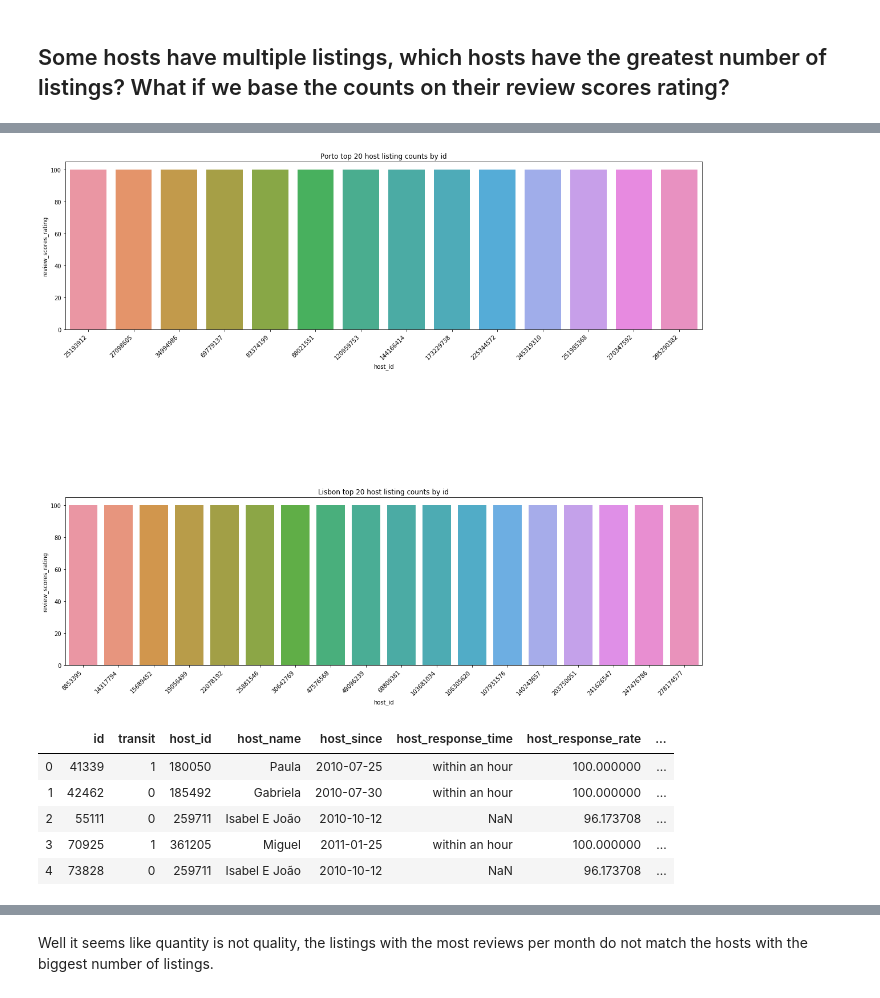
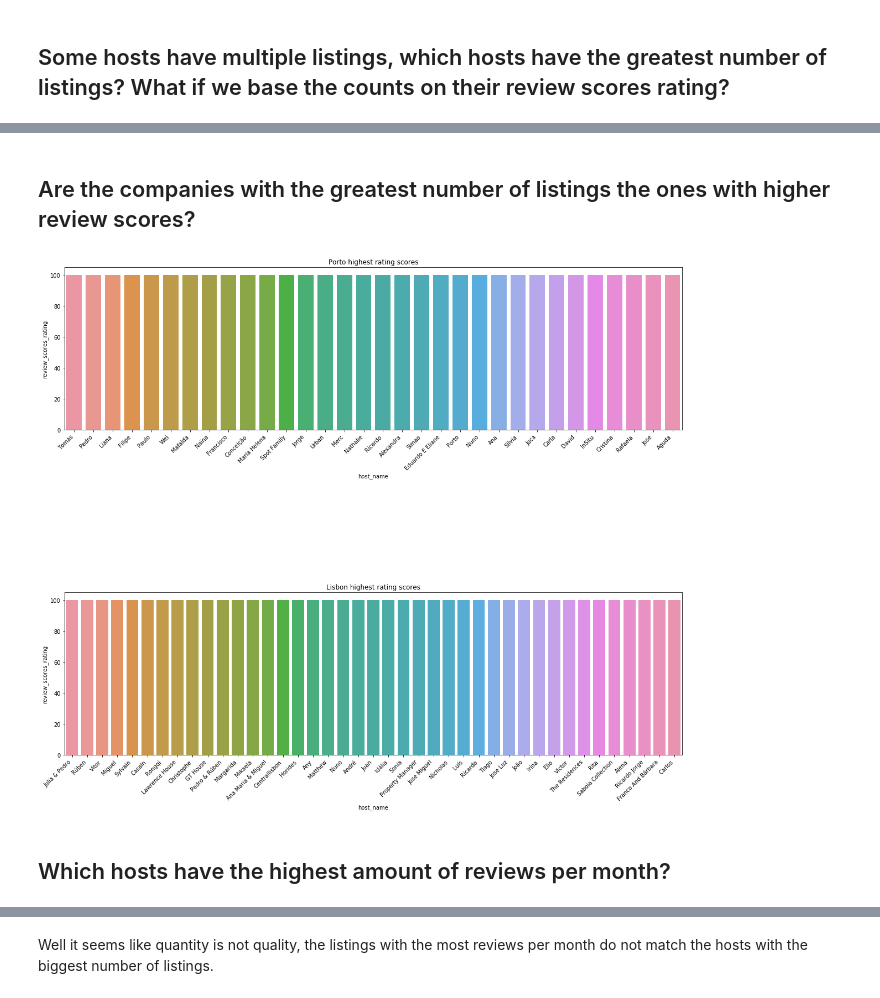
Before and after one commit to sousablde/Airbnb-A-tale-of-2-cities, a Jupyter notebook: Airbnb - a tale of 2 cities.ipynb, the cells around one changed output, grey strips where cells are left out. Cells and saved outputs as stored; diff of their text form; code cells hidden in the pictures.

```diff
--- a/Airbnb - a tale of 2 cities.ipynb
+++ b/Airbnb - a tale of 2 cities.ipynb
@@ -566,12 +538,12 @@ def missing_values_handler(df, df_type):
         df['host_response_rate'] = imp.fit_transform(df[['host_response_rate']]).ravel()
 
         #and for anything else missing I will just drop it
-        df.dropna()
+        df.dropna(inplace = True)
 
     if df_type == 'calendar':
         #the shape of the df demonstrates that it is a 7 figure number of rows show I will just drop
         # the under 200 data points missing
-        df.dropna()
+        df.dropna(inplace = True)
 
 
     return df
@@ -616,12 +622,12 @@ Length: 62, dtype: float64
 ## Some hosts have multiple listings, which hosts have the greatest number of listings? What if we base the counts on their review scores rating?
 # %%
 #sorting based on listing counts
-porto_listings_plus.sort_values(by = 'host_listings_count', ascending = False, axis = 0, inplace = True)
-lisbon_listings_plus.sort_values(by = 'host_listings_count', ascending = False, axis = 0, inplace = True)
+porto_listings_m.sort_values(by = 'host_listings_count', ascending = False, axis = 0, inplace = True)
+lisbon_listings_m.sort_values(by = 'host_listings_count', ascending = False, axis = 0, inplace = True)
 
 #and setting up a minimal df for the top listings
-porto_top_list_counts = porto_listings_plus.head(400)
-lisbon_top_list_counts = lisbon_listings_plus.head(1025)
+porto_top_list_counts = porto_listings_m.head(600)
+lisbon_top_list_counts = lisbon_listings_m.head(1025)
 
 #since there are many duplicates in the rows I will drop some of them
 porto_top_list_counts_dedup = porto_top_list_counts.drop_duplicates(subset = 'host_id', keep = 'last')
@@ -683,34 +689,29 @@ See the caveats in the documentation: http://pandas.pydata.org/pandas-docs/stabl
+# %% [markdown]
+## Are the companies with the greatest number of listings the ones with higher review scores?
 # %%
 #sorting based on reviews
-porto_listings_plus.sort_values(by = 'review_scores_rating', ascending = False, axis = 0, inplace = True)
-lisbon_listings_plus.sort_values(by = 'review_scores_rating', ascending = False, axis = 0, inplace = True)
+porto_listings_m.sort_values(by = 'review_scores_rating', ascending = False, axis = 0, inplace = True)
+lisbon_listings_m.sort_values(by = 'review_scores_rating', ascending = False, axis = 0, inplace = True)
 
 #and setting up a minimal df for the top listings
-porto_toprev = porto_listings_plus.head(20)
-lisbon_toprev = lisbon_listings_plus.head(20)
+porto_toprev = porto_listings_m.head(50)
+lisbon_toprev = lisbon_listings_m.head(50)
 # %%
 fig = plt.figure(figsize = (20,14))
 ax1 = fig.add_subplot(211)
 ax2 = fig.add_subplot(212)
 
-ax1 = sns.barplot(x = 'host_id', y = 'review_scores_rating', data = porto_toprev, ax = ax1)
-ax1.set_title('Porto top 20 host listing counts by id')
+ax1 = sns.barplot(x = 'host_name', y = 'review_scores_rating', data = porto_toprev, ax = ax1)
+ax1.set_title('Porto highest rating scores')
 ax1.set_xticklabels(ax1.get_xticklabels(), rotation = 45, horizontalalignment='right')
 
 
-ax2 = sns.barplot(x = 'host_id', y = 'review_scores_rating', data = lisbon_toprev, ax = ax2)
-ax2.set_title('Lisbon top 20 host listing counts by id')
+ax2 = sns.barplot(x = 'host_name', y = 'review_scores_rating', data = lisbon_toprev, ax = ax2)
+ax2.set_title('Lisbon highest rating scores')
 ax2.set_xticklabels(ax2.get_xticklabels(), rotation = 45, horizontalalignment='right')
 
 fig.subplots_adjust(top = 1, wspace = 1, hspace = 1)
 # %% [output]
-[figure, old version]
+[figure, new version]
-# %%
-porto_listings_plus.head()
-# %% [output]
-|  | id | transit | host_id | host_name | host_since | host_response_time | host_response_rate | ... |
-| 0 | 41339 | 1 | 180050 | Paula | 2010-07-25 | within an hour | 100.000000 | ... |
-| 1 | 42462 | 0 | 185492 | Gabriela | 2010-07-30 | within an hour | 100.000000 | ... |
-| 2 | 55111 | 0 | 259711 | Isabel E João | 2010-10-12 | NaN | 96.173708 | ... |
-| 3 | 70925 | 1 | 361205 | Miguel | 2011-01-25 | within an hour | 100.000000 | ... |
-| 4 | 73828 | 0 | 259711 | Isabel E João | 2010-10-12 | NaN | 96.173708 | ... |
+# %% [markdown]
+## Which hosts have the highest amount of reviews per month?
```
Also changed, not shown: parts of 79 cells of this notebook.
